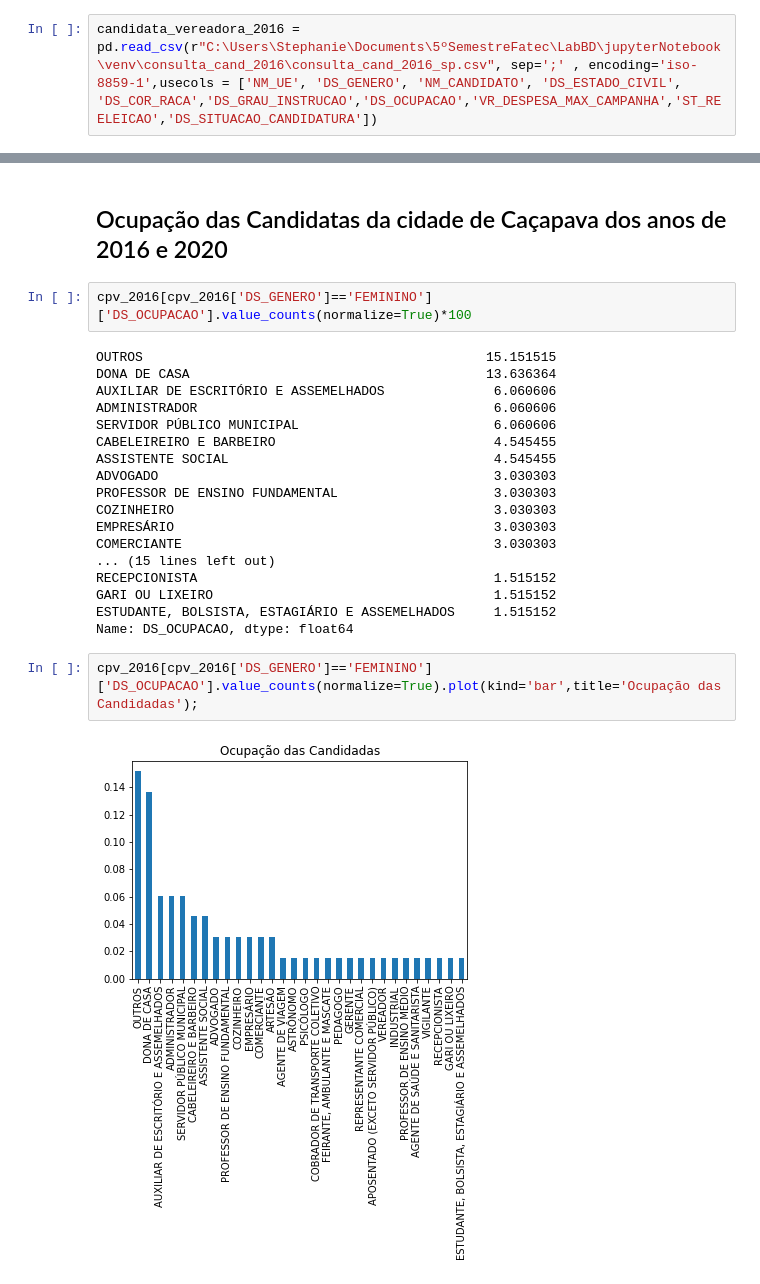
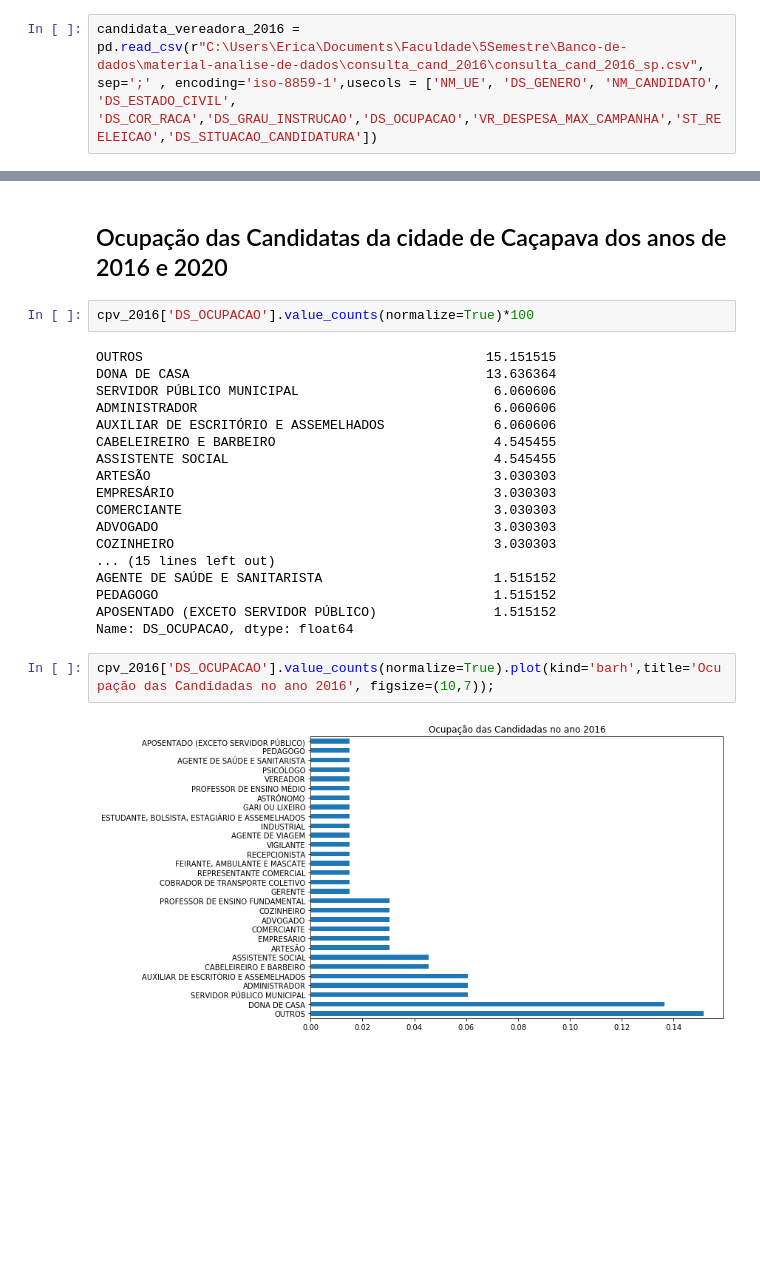
Before and after one commit to DanielaMeirelles/Analise-de-candidatas-vereadoras-de-Cacapava, a Jupyter notebook: analise_candidadas_cacapava_2016_2020.ipynb, the cells around one changed output, grey strips where cells are left out. Cells and saved outputs as stored; diff of their text form; blank space fills up the shorter version.

Commit message:
adicionado a analise

```diff
--- a/analise_candidadas_cacapava_2016_2020.ipynb
+++ b/analise_candidadas_cacapava_2016_2020.ipynb
@@ -13,5 +13,5 @@ import numpy as np
 # %% [markdown]
 ## Realizando a leitura dos dados de 2016 e 2020
 # %%
-candidata_vereadora_2016 = pd.read_csv(r"C:\Users\Stephanie\Documents\5ºSemestreFatec\LabBD\jupyterNotebook\venv\consulta_cand_2016\consulta_cand_2016_sp.csv", sep=';' , encoding='iso-8859-1',usecols = ['NM_UE', 'DS_GENERO', 'NM_CANDIDATO', 'DS_ESTADO_CIVIL', 'DS_COR_RACA','DS_GRAU_INSTRUCAO','DS_OCUPACAO','VR_DESPESA_MAX_CAMPANHA','ST_REELEICAO','DS_SITUACAO_CANDIDATURA'])
+candidata_vereadora_2016 = pd.read_csv(r"C:\Users\Erica\Documents\Faculdade\5Semestre\Banco-de-dados\material-analise-de-dados\consulta_cand_2016\consulta_cand_2016_sp.csv", sep=';' , encoding='iso-8859-1',usecols = ['NM_UE', 'DS_GENERO', 'NM_CANDIDATO', 'DS_ESTADO_CIVIL', 'DS_COR_RACA','DS_GRAU_INSTRUCAO','DS_OCUPACAO','VR_DESPESA_MAX_CAMPANHA','ST_REELEICAO','DS_SITUACAO_CANDIDATURA'])
 # %%
@@ -205,27 +196,27 @@ cpv_2020[cpv_2020['DS_GENERO']=='FEMININO']['DS_COR_RACA'].value_counts(normaliz
 # %% [markdown]
 ## Ocupação das Candidatas da cidade de Caçapava dos anos de 2016 e 2020
 # %%
-cpv_2016[cpv_2016['DS_GENERO']=='FEMININO']['DS_OCUPACAO'].value_counts(normalize=True)*100
+cpv_2016['DS_OCUPACAO'].value_counts(normalize=True)*100
 # %% [output]
 OUTROS                                            15.151515
 DONA DE CASA                                      13.636364
+SERVIDOR PÚBLICO MUNICIPAL                         6.060606
+ADMINISTRADOR                                      6.060606
 AUXILIAR DE ESCRITÓRIO E ASSEMELHADOS              6.060606
-ADMINISTRADOR                                      6.060606
-SERVIDOR PÚBLICO MUNICIPAL                         6.060606
 CABELEIREIRO E BARBEIRO                            4.545455
 ASSISTENTE SOCIAL                                  4.545455
-ADVOGADO                                           3.030303
-PROFESSOR DE ENSINO FUNDAMENTAL                    3.030303
-COZINHEIRO                                         3.030303
+ARTESÃO                                            3.030303
 EMPRESÁRIO                                         3.030303
 COMERCIANTE                                        3.030303
+ADVOGADO                                           3.030303
+COZINHEIRO                                         3.030303
 ... (15 lines left out)
-RECEPCIONISTA                                      1.515152
-GARI OU LIXEIRO                                    1.515152
-ESTUDANTE, BOLSISTA, ESTAGIÁRIO E ASSEMELHADOS     1.515152
+AGENTE DE SAÚDE E SANITARISTA                      1.515152
+PEDAGOGO                                           1.515152
+APOSENTADO (EXCETO SERVIDOR PÚBLICO)               1.515152
 Name: DS_OCUPACAO, dtype: float64
 # %%
-cpv_2016[cpv_2016['DS_GENERO']=='FEMININO']['DS_OCUPACAO'].value_counts(normalize=True).plot(kind='bar',title='Ocupação das Candidadas');
+cpv_2016['DS_OCUPACAO'].value_counts(normalize=True).plot(kind='barh',title='Ocupação das Candidadas no ano 2016', figsize=(10,7));
 # %% [output]
-[figure, old version]
+[figure, new version]
 # %%
```
Also changed, not shown: parts of 37 cells of this notebook, 5 other files.
